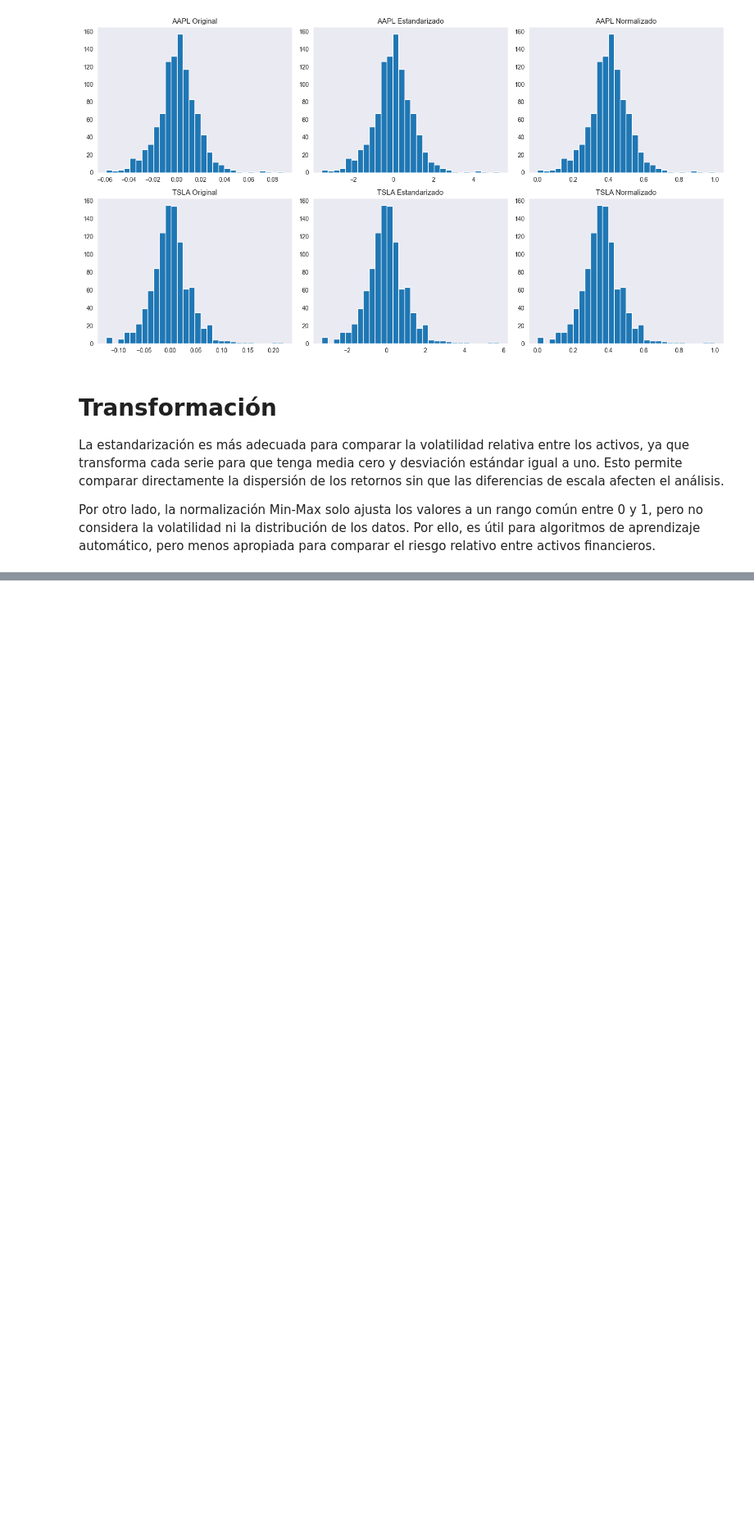
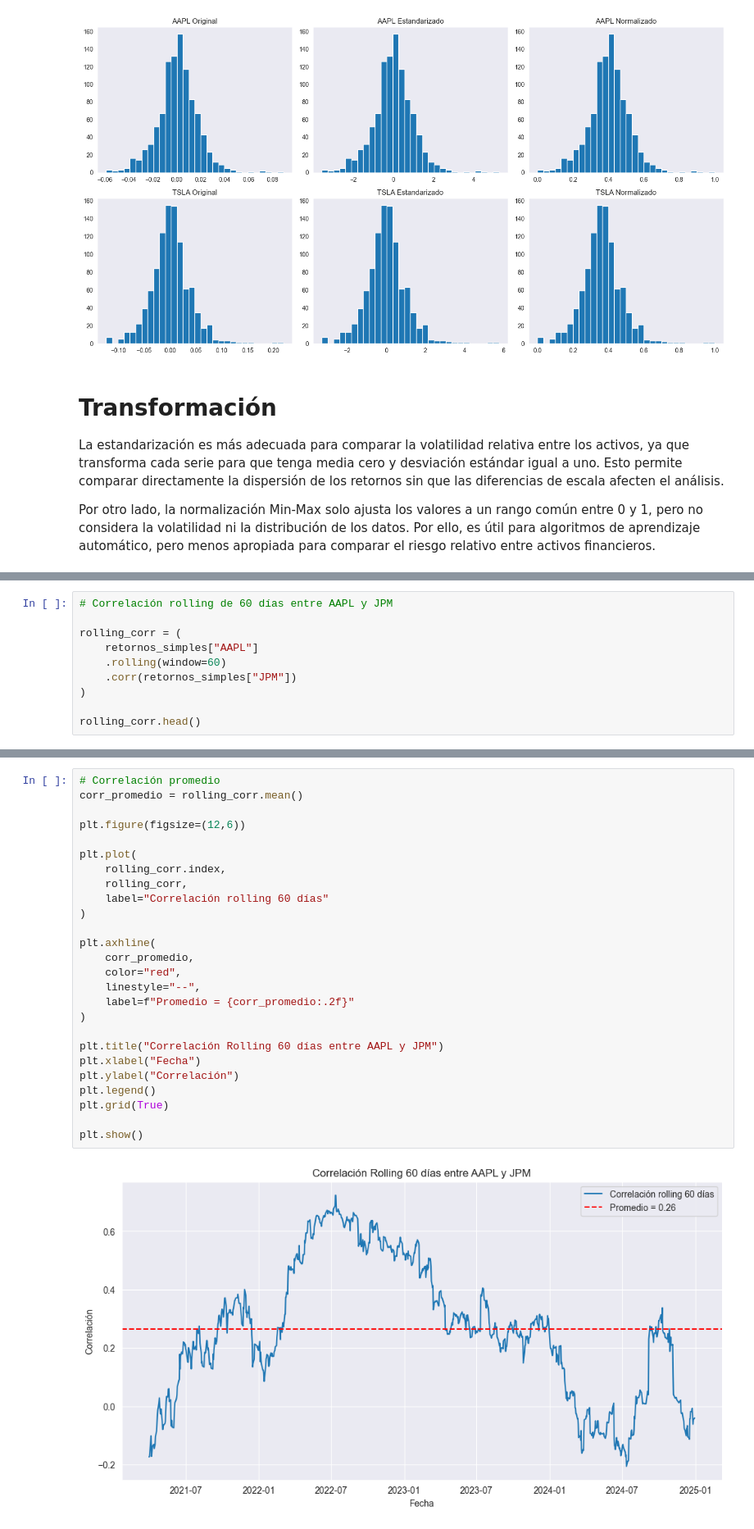
Before and after one commit to Antoniacifuentes/ds_finance_cifuentes, a Jupyter notebook: notebooks/hw2.ipynb, the cells around one changed output, grey strips where cells are left out. Shown at 82% size. Saved outputs shown, nothing was run; the diff lists cells and outputs as text; blank space fills up the shorter version.

```diff
--- a/notebooks/hw2.ipynb
+++ b/notebooks/hw2.ipynb
@@ -277,0 +450,10 @@ Por otro lado, la normalización Min-Max solo ajusta los valores a un rango com
+# %%
+# Correlación rolling de 60 días entre AAPL y JPM
+
+rolling_corr = (
+    retornos_simples["AAPL"]
+    .rolling(window=60)
+    .corr(retornos_simples["JPM"])
+)
+
+rolling_corr.head()
@@ -277,0 +467,28 @@ Por otro lado, la normalización Min-Max solo ajusta los valores a un rango com
+# %%
+# Correlación promedio
+corr_promedio = rolling_corr.mean()
+
+plt.figure(figsize=(12,6))
+
+plt.plot(
+    rolling_corr.index,
+    rolling_corr,
+    label="Correlación rolling 60 días"
+)
+
+plt.axhline(
+    corr_promedio,
+    color="red",
+    linestyle="--",
+    label=f"Promedio = {corr_promedio:.2f}"
+)
+
+plt.title("Correlación Rolling 60 días entre AAPL y JPM")
+plt.xlabel("Fecha")
+plt.ylabel("Correlación")
+plt.legend()
+plt.grid(True)
+
+plt.show()
+# %% [output]
+[figure, added]
```
Also changed, not shown: parts of 35 cells of this notebook.
